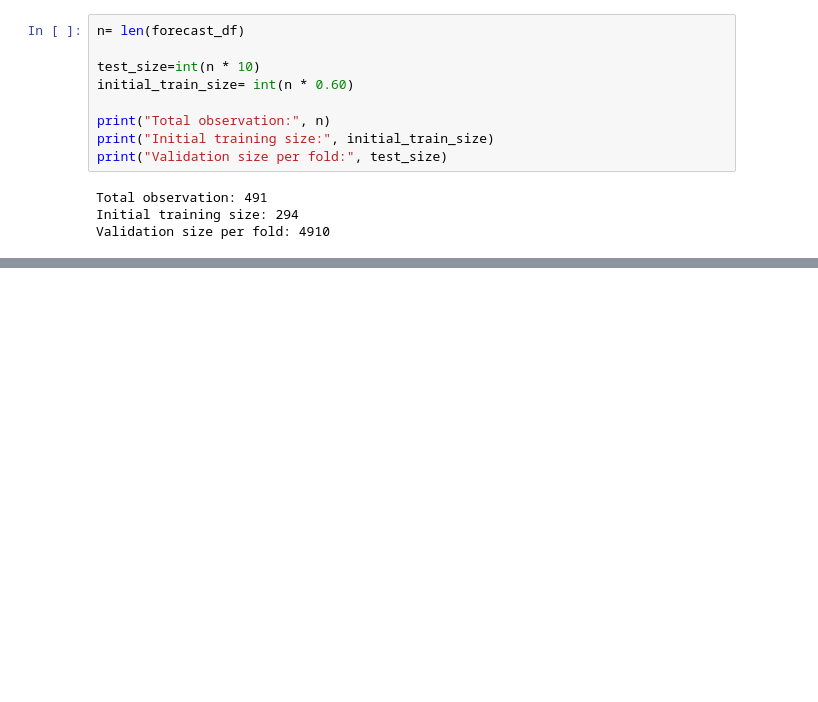
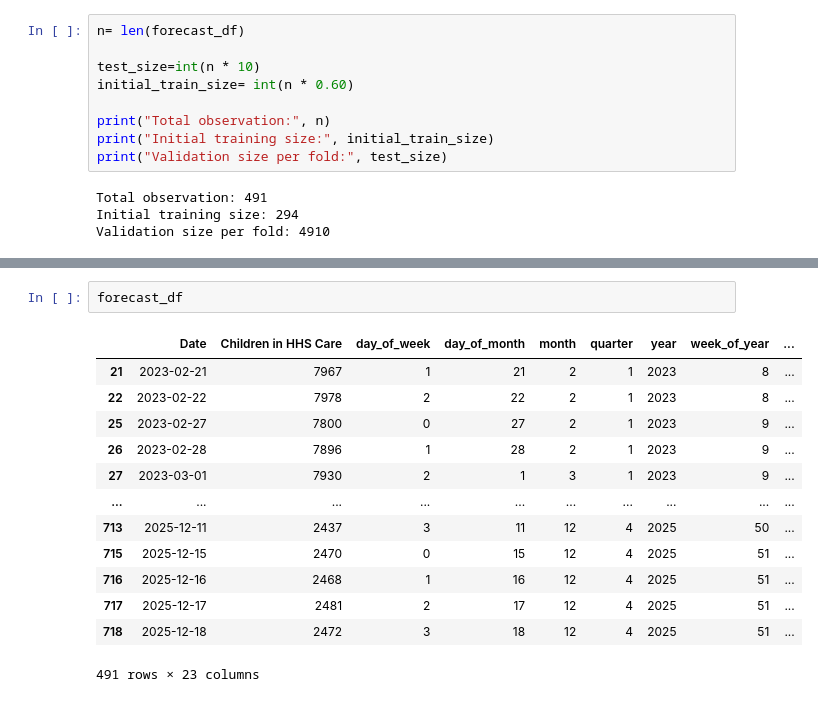
Before and after one commit to shivani1707s/Predictive-Forecasting-HHS, a Jupyter notebook: notebooks/Modeling.ipynb, the cells around one changed output, grey strips where cells are left out. Saved outputs shown, nothing was run; the diff lists cells and outputs as text; blank space fills up the shorter version.

```diff
--- a/notebooks/Modeling.ipynb
+++ b/notebooks/Modeling.ipynb
@@ -896,0 +1233,16 @@ Validation size per fold: 4910
+# %%
+forecast_df
+# %% [output]
+|  | Date | Children in HHS Care | day_of_week | day_of_month | month | quarter | year | week_of_year | ... |
+| 21 | 2023-02-21 | 7967 | 1 | 21 | 2 | 1 | 2023 | 8 | ... |
+| 22 | 2023-02-22 | 7978 | 2 | 22 | 2 | 1 | 2023 | 8 | ... |
+| 25 | 2023-02-27 | 7800 | 0 | 27 | 2 | 1 | 2023 | 9 | ... |
+| 26 | 2023-02-28 | 7896 | 1 | 28 | 2 | 1 | 2023 | 9 | ... |
+| 27 | 2023-03-01 | 7930 | 2 | 1 | 3 | 1 | 2023 | 9 | ... |
+| ... | ... | ... | ... | ... | ... | ... | ... | ... | ... |
+| 713 | 2025-12-11 | 2437 | 3 | 11 | 12 | 4 | 2025 | 50 | ... |
+| 715 | 2025-12-15 | 2470 | 0 | 15 | 12 | 4 | 2025 | 51 | ... |
+| 716 | 2025-12-16 | 2468 | 1 | 16 | 12 | 4 | 2025 | 51 | ... |
+| 717 | 2025-12-17 | 2481 | 2 | 17 | 12 | 4 | 2025 | 51 | ... |
+| 718 | 2025-12-18 | 2472 | 3 | 18 | 12 | 4 | 2025 | 51 | ... |
+491 rows × 23 columns
```
Also changed, not shown: parts of 27 cells of this notebook, 1 other file.
